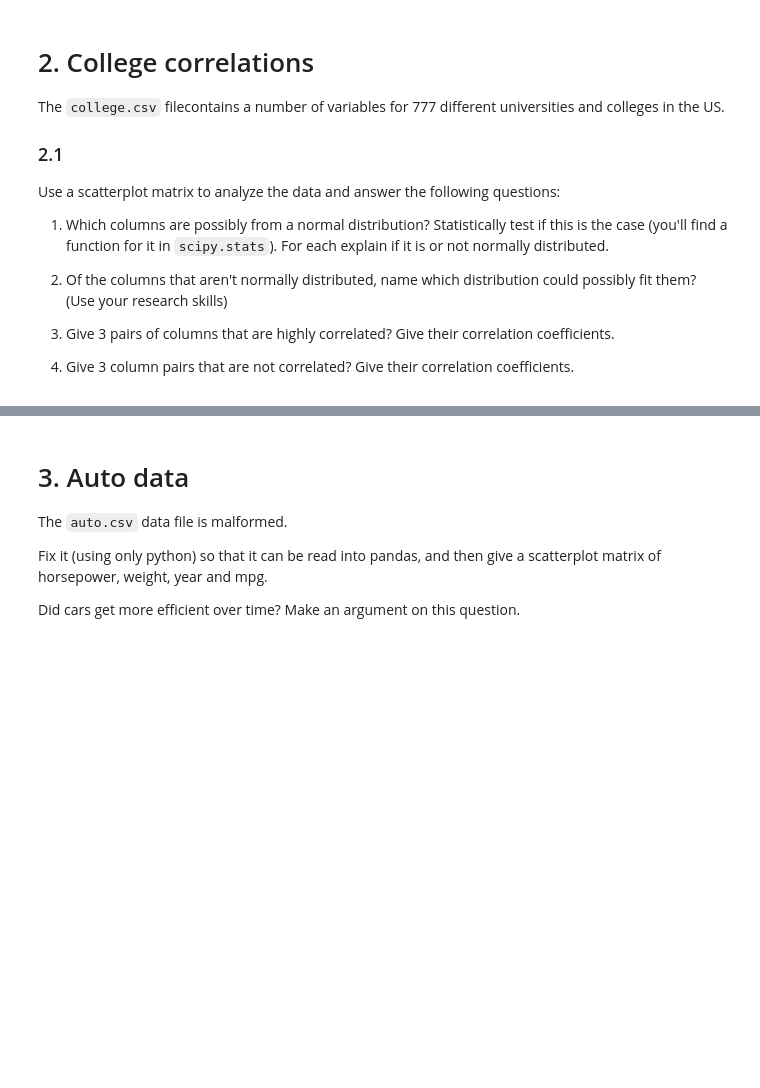
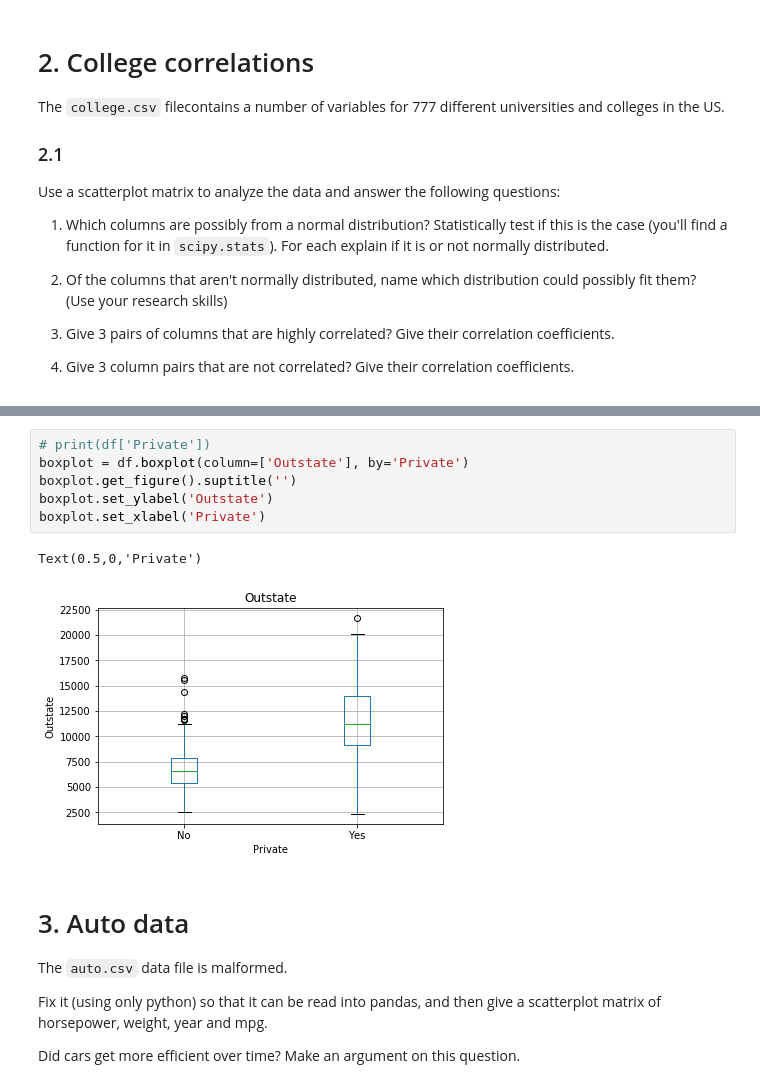
Before and after one commit to cb-ds-1/m2-4-stats, a Jupyter notebook: Workshop.ipynb, the cells around one changed output, grey strips where cells are left out. Saved outputs shown, nothing was run; the diff lists cells and outputs as text; blank space fills up the shorter version.

```diff
--- a/Workshop.ipynb
+++ b/Workshop.ipynb
@@ -95,6 +134,15 @@ for comb in  combinations(cols, 2):
 Make a boxplot of private vs outstate colleges. It should look like:
 
 ![](boxplort.png)
+# %%
+# print(df['Private'])
+boxplot = df.boxplot(column=['Outstate'], by='Private')
+boxplot.get_figure().suptitle('')
+boxplot.set_ylabel('Outstate')
+boxplot.set_xlabel('Private')
+# %% [output]
+Text(0.5,0,'Private')
+[figure, added]
 # %% [markdown]
 # 3. Auto data
 
```
Also changed, not shown: parts of 5 cells of this notebook, 1 other file.
